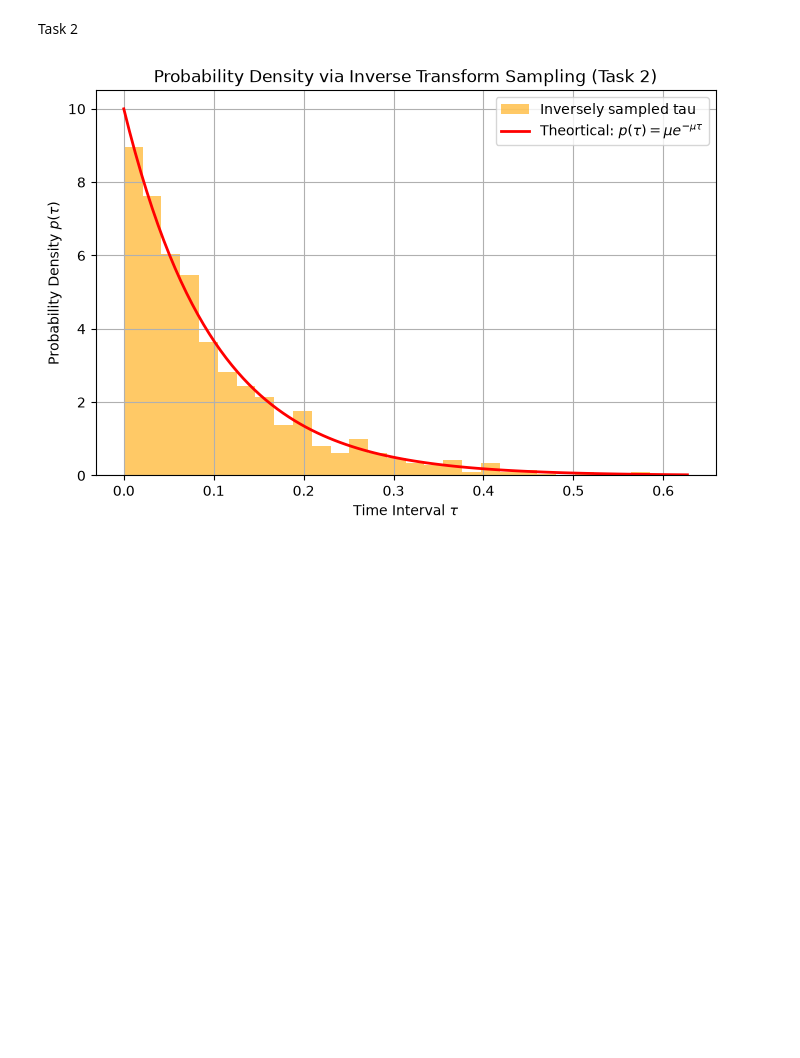
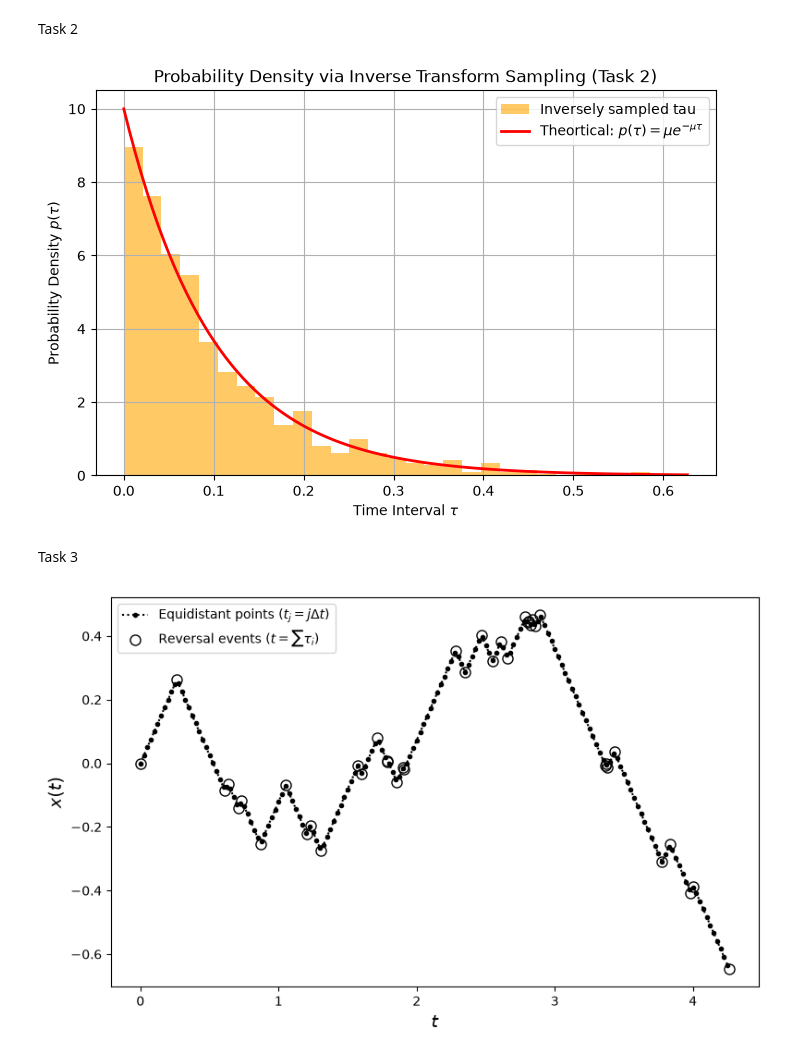
Before and after one commit to 04milano/VibeCoders-Poisson-Kac, a Jupyter notebook: Poisson-Kac_VibeCoders_Notebook.ipynb, the cells around one changed output. Saved outputs shown, nothing was run; the diff lists cells and outputs as text; code cells hidden in the pictures; blank space fills up the shorter version.

```diff
--- a/Poisson-Kac_VibeCoders_Notebook.ipynb
+++ b/Poisson-Kac_VibeCoders_Notebook.ipynb
@@ -81,3 +81,75 @@ def main_function():
 main_function()
 # %% [output]
 [figure]
+# %% [markdown]
+Task 3
+# %%
+import numpy as np
+import matplotlib.pyplot as plt
+
+def generate_event_trajectory(N, rate_mu, speed_s):
+    P = np.random.uniform(0, 1, N)
+    tau = -np.log(1.0 - P) / rate_mu
+
+    t_events = np.zeros(N + 1)
+    x_events = np.zeros(N + 1)
+
+    current_v = speed_s
+    for i in range(N):
+        t_events[i + 1] = t_events[i] + tau[i]
+        x_events[i + 1] = x_events[i] + current_v * tau[i]
+        current_v = -current_v  # Geschwindigkeitsumkehr
+
+    return t_events, x_events
+
+def interpolate_equidistant_trajectory(t_events, x_events, speed_s, dt):
+    # Erstellt die Trajektorie an äquidistanten Zeitpunkten t_j = j * dt
+    t_max = t_events[-1]
+    t_grid = np.arange(0, t_max, dt)
+    x_grid = np.zeros_like(t_grid)
+
+    # Für jeden Zeitpunkt t_j wird die exakte Position durch Stückweise Linearität berechnet
+    for j, t in enumerate(t_grid):
+        # Finde das Intervall, in dem t liegt
+        idx = np.searchsorted(t_events, t, side='right') - 1
+        if idx < len(t_events) - 1:
+            # Vorzeichen der Geschwindigkeit bestimmen: alternierend (+s, -s, +s, ...)
+            v_current = speed_s if (idx % 2 == 0) else -speed_s
+            x_grid[j] = x_events[idx] + v_current * (t - t_events[idx])
+        else:
+            x_grid[j] = x_events[-1]
+
+    return t_grid, x_grid
+
+def main_function():
+    N = 40
+    rate_mu = 10
+    speed_s = 1
+    dt = 0.25 / rate_mu
+
+    # Event-basierte Trajektorie
+    t_events, x_events = generate_event_trajectory(N, rate_mu, speed_s)
+
+    # Äquidistante Trajektorie
+    t_grid, x_grid = interpolate_equidistant_trajectory(t_events, x_events, speed_s, dt)
+
+    # Visualisierung
+    plt.figure(figsize=(8, 5))
+
+    # Zeichne äquidistante Punkte und gestrichelte Verbindungslinie
+    plt.plot(t_grid, x_grid, 'k:.', label='Equidistant points ($t_j = j \\Delta t$)')
+
+    # Zeichne Event-Kreise
+    plt.plot(t_events, x_events, 'ko', mfc='none', ms=8, label='Reversal events ($t = \\sum \\tau_i$)')
+
+    plt.xlabel('$t$', fontsize=14)
+    plt.ylabel('$x(t)$', fontsize=14)
+    plt.grid(False)
+    plt.legend()
+    plt.tight_layout()
+    plt.savefig('task3_trajectory.png', dpi=300)
+    plt.show()
+
+main_function()
+# %% [output]
+[figure, added]
```
Also changed, not shown: parts of 4 cells of this notebook, 9 other files.
